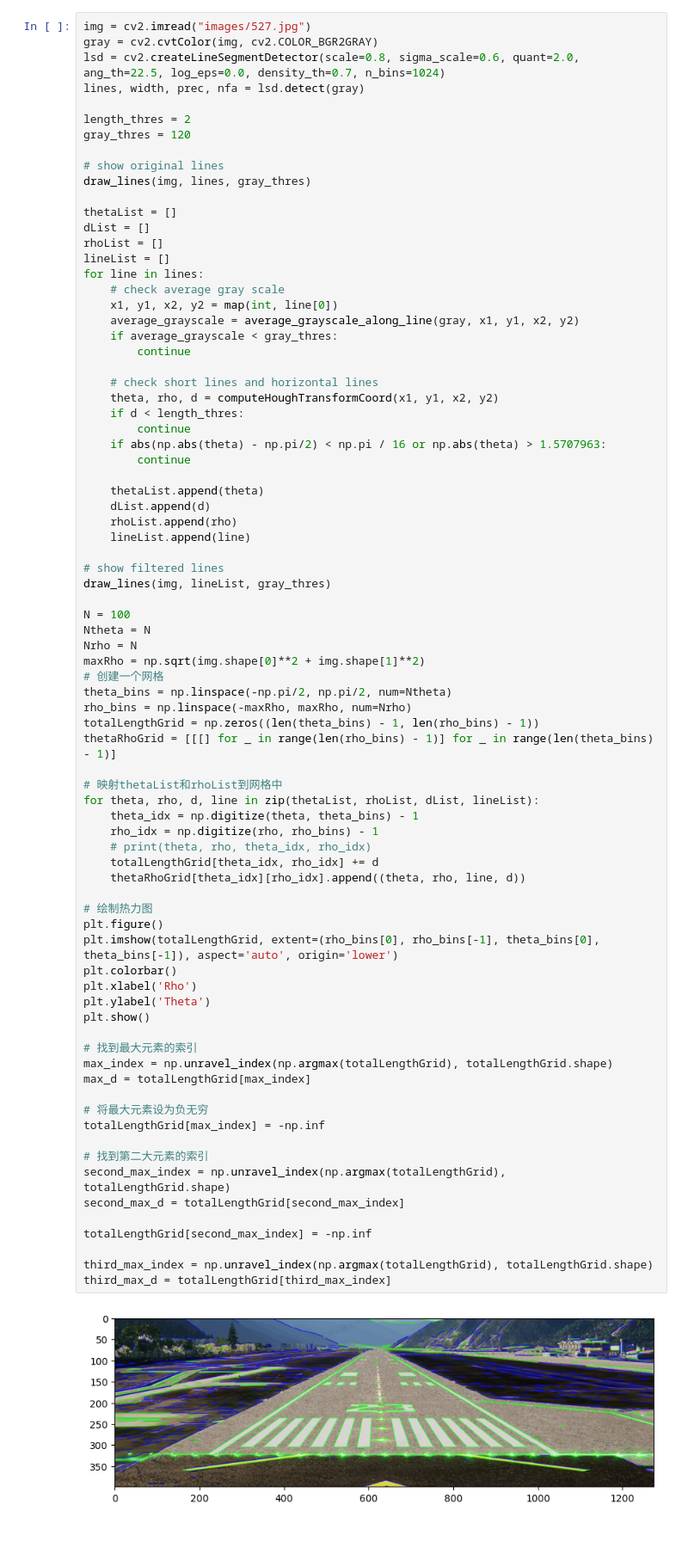
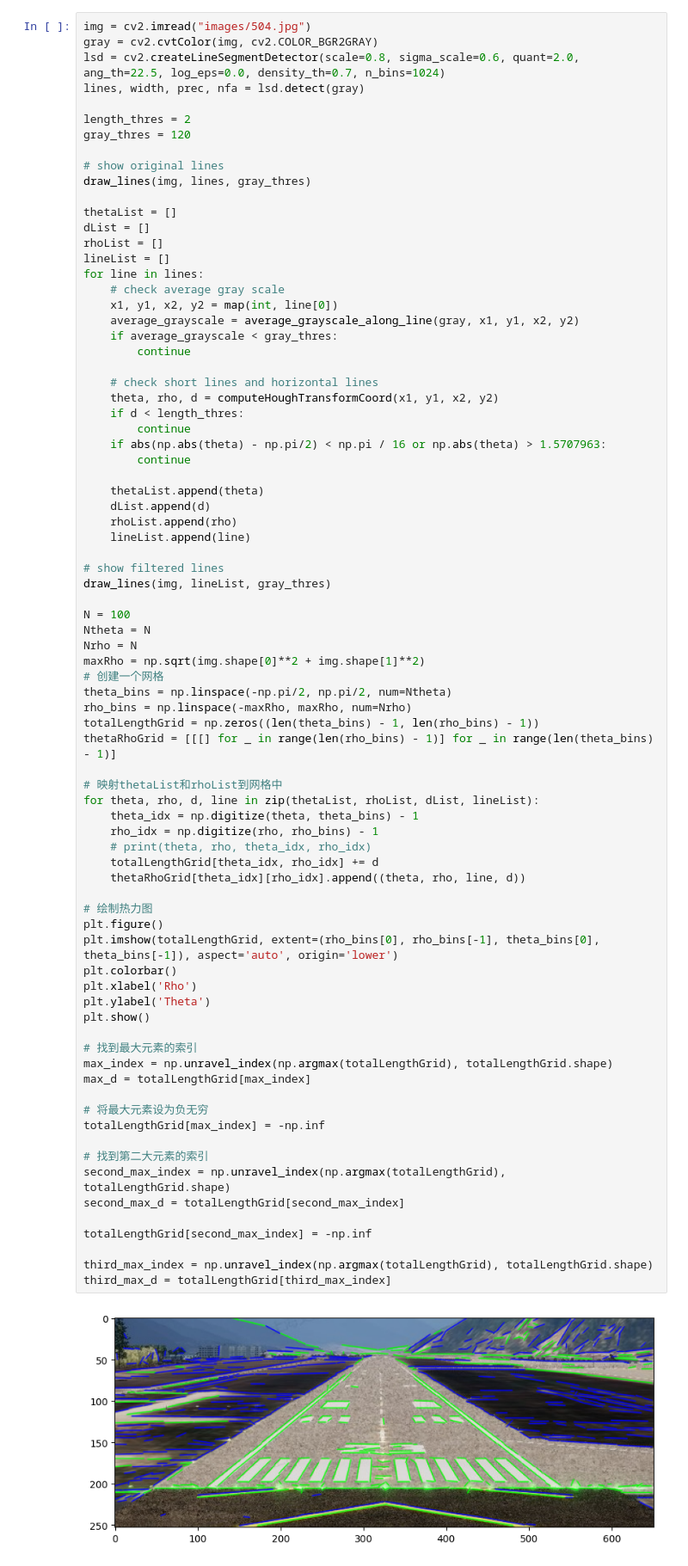
Before and after one commit to yang-jiaye/RunwayDetection, a Jupyter notebook: notebook/hough.ipynb, the cells around one changed output. Shown at 86% size. Saved outputs shown, nothing was run; the diff lists cells and outputs as text; blank space fills up the shorter version.

```diff
--- a/notebook/hough.ipynb
+++ b/notebook/hough.ipynb
@@ -18,7 +18,7 @@ def draw_lines(img, lines, gray_thres):
     plt.imshow(cv2.cvtColor(drawn_img, cv2.COLOR_BGR2RGB))
     plt.show()
 # %%
-img = cv2.imread("images/527.jpg")
+img = cv2.imread("images/504.jpg")
 gray = cv2.cvtColor(img, cv2.COLOR_BGR2GRAY)
 lsd = cv2.createLineSegmentDetector(scale=0.8, sigma_scale=0.6, quant=2.0, ang_th=22.5, log_eps=0.0, density_th=0.7, n_bins=1024)
 lines, width, prec, nfa = lsd.detect(gray)
@@ -70,31 +70,31 @@ for theta, rho, d, line in zip(thetaList, rhoList, dList, lineList):
     theta_idx = np.digitize(theta, theta_bins) - 1
     rho_idx = np.digitize(rho, rho_bins) - 1
     # print(theta, rho, theta_idx, rho_idx)
     totalLengthGrid[theta_idx, rho_idx] += d
     thetaRhoGrid[theta_idx][rho_idx].append((theta, rho, line, d))
 
 # 绘制热力图
 plt.figure()
 plt.imshow(totalLengthGrid, extent=(rho_bins[0], rho_bins[-1], theta_bins[0], theta_bins[-1]), aspect='auto', origin='lower')
 plt.colorbar()
 plt.xlabel('Rho')
 plt.ylabel('Theta')
 plt.show()
 
 # 找到最大元素的索引
 max_index = np.unravel_index(np.argmax(totalLengthGrid), totalLengthGrid.shape)
 max_d = totalLengthGrid[max_index]
 
 # 将最大元素设为负无穷
 totalLengthGrid[max_index] = -np.inf
 
 # 找到第二大元素的索引
 second_max_index = np.unravel_index(np.argmax(totalLengthGrid), totalLengthGrid.shape)
 second_max_d = totalLengthGrid[second_max_index]
 
 totalLengthGrid[second_max_index] = -np.inf
 
 third_max_index = np.unravel_index(np.argmax(totalLengthGrid), totalLengthGrid.shape)
 third_max_d = totalLengthGrid[third_max_index]
 # %% [output]
-[figure, old version]
+[figure, new version]
```
Also changed, not shown: parts of 2 cells of this notebook, 3 other files.
